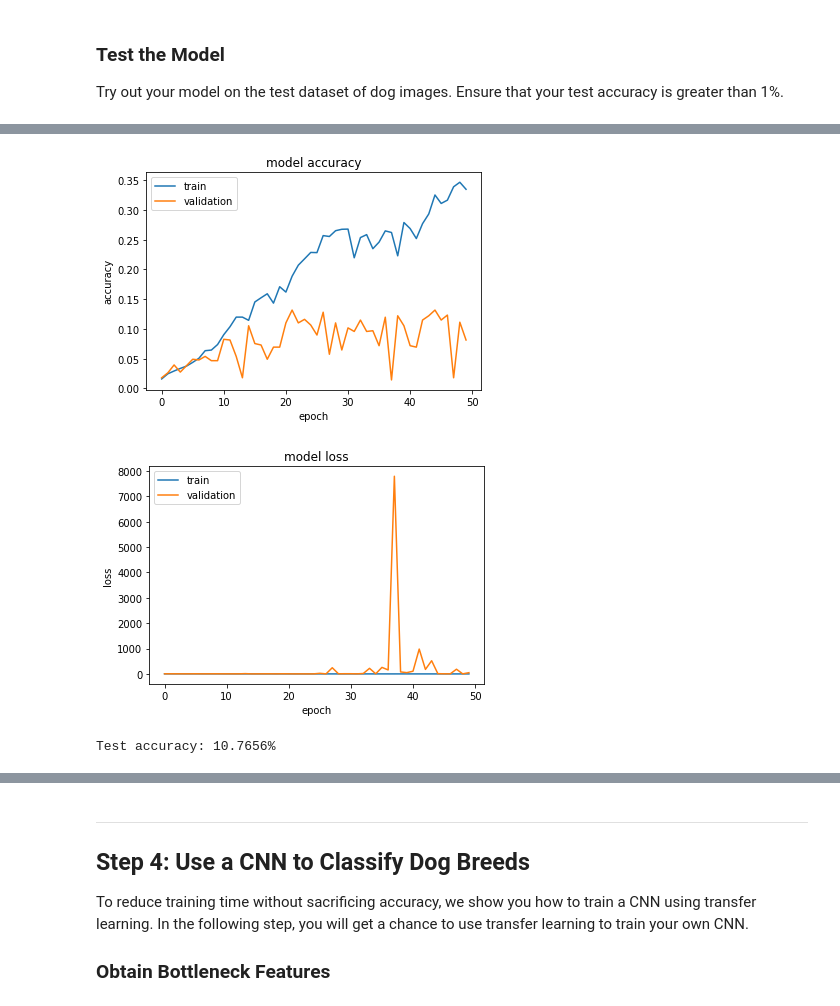
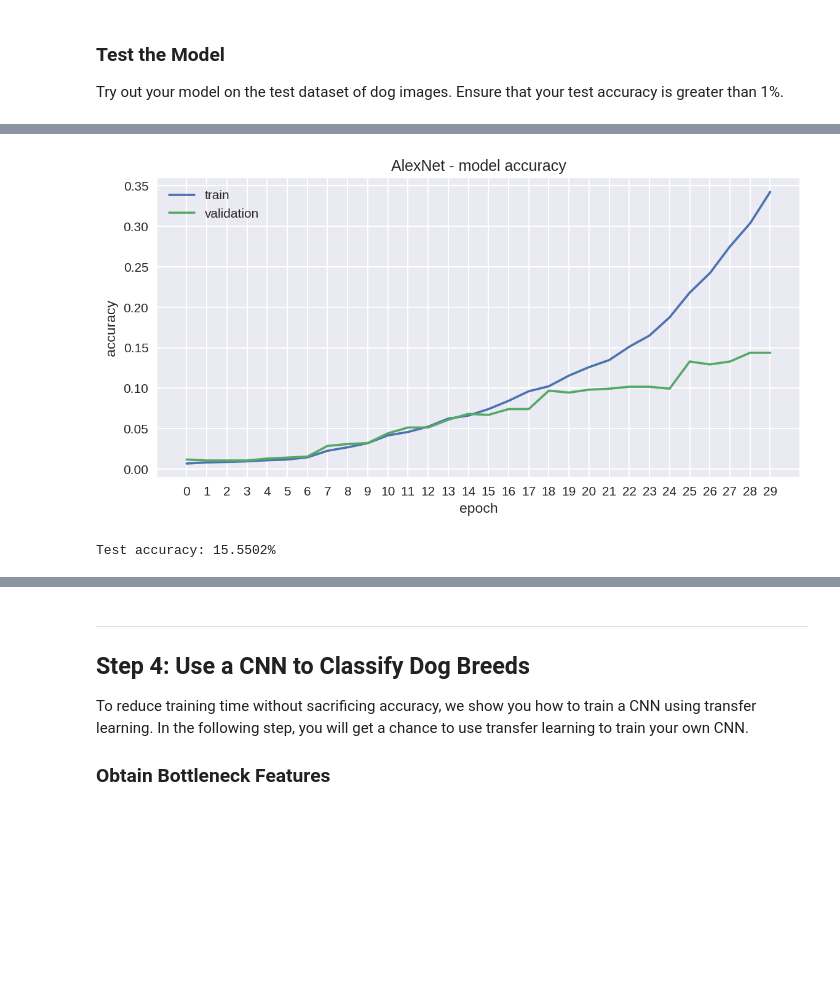
Before and after one commit to normannexo/dog-project, a Jupyter notebook: dog_app_tf.ipynb, the cells around one changed output, grey strips where cells are left out. Saved outputs shown, nothing was run; the diff lists cells and outputs as text; code cells hidden in the pictures; blank space fills up the shorter version.

```diff
--- a/dog_app_tf.ipynb
+++ b/dog_app_tf.ipynb
@@ -120,7 +119,9 @@ In the next code cell, we demonstrate how to use this detector to find human fac
 import cv2
 import matplotlib.pyplot as plt
 import random
+import matplotlib as mpl
 %matplotlib inline
+mpl.rcParams['figure.dpi']= 150
 
 # extract pre-trained face detector
 face_cascade = cv2.CascadeClassifier('haarcascades/haarcascade_frontalface_alt.xml')
@@ -575,17 +572,11 @@ Epoch 00050: val_loss did not improve from 3.01532
 # %%
+plt.style.use('seaborn')
+figure, ax = plt.subplots(1,1, figsize=(8,4))
 plt.plot(history.history['accuracy'])
 plt.plot(history.history['val_accuracy'])
-plt.title('model accuracy')
+plt.title('CNN from scratch - model accuracy')
 plt.ylabel('accuracy')
 plt.xlabel('epoch')
 plt.legend(['train', 'validation'], loc='upper left')
-plt.show()
-# summarize history for loss
-plt.plot(history.history['loss'])
-plt.plot(history.history['val_loss'])
-plt.title('model loss')
-plt.ylabel('loss')
-plt.xlabel('epoch')
-plt.legend(['train', 'validation'], loc='upper left')
-plt.show()
+_ = plt.xticks(range(0, epochs))
 # %% [output]
@@ -772,12 +706,12 @@ AlexNet_model.compile(loss=tensorflow.keras.losses.categorical_crossentropy, opt
 # %%
 # test AlexNet
 from tensorflow.keras.callbacks import ModelCheckpoint
-epochs = 50
+epochs = 30
 
 ### Do NOT modify the code below this line.
 
-checkpointer = ModelCheckpoint(filepath='saved_models/weights.best.from_scratch_alexnet.hdf5',
-                               verbose=1, save_best_only=True)
+checkpointer = ModelCheckpoint(filepath='saved_models/weights.best.from_scratch_alexnet2.hdf5',
+                               verbose=1, save_best_only=False)
 
 AlexNet_history = AlexNet_model.fit(train_tensors, train_targets,
           validation_data=(valid_tensors, valid_targets),
@@ -806,24 +737,16 @@ Epoch 7/50
 # %%
+plt.figure(figsize=(8,4))
 plt.plot(AlexNet_history.history['accuracy'])
 plt.plot(AlexNet_history.history['val_accuracy'])
-plt.title('model accuracy')
+plt.title('AlexNet - model accuracy')
 plt.ylabel('accuracy')
 plt.xlabel('epoch')
 plt.legend(['train', 'validation'], loc='upper left')
-plt.show()
-# summarize history for loss
-plt.plot(AlexNet_history.history['loss'])
-plt.plot(AlexNet_history.history['val_loss'])
-plt.title('model loss')
-plt.ylabel('loss')
-plt.xlabel('epoch')
-plt.legend(['train', 'validation'], loc='upper left')
-plt.show()
+_ = plt.xticks(range(0, epochs))
 # %% [output]
-[figure, old version]
+[figure, new version]
-[figure, removed]
 # %%
-AlexNet_model.load_weights('saved_models/weights.best.from_scratch_alexnet.hdf5')
+AlexNet_model.load_weights('saved_models/weights.best.from_scratch_alexnet2.hdf5')
 
 # get index of predicted dog breed for each image in test set
 dog_breed_predictions = [np.argmax(AlexNet_model.predict(np.expand_dims(tensor, axis=0))) for tensor in test_tensors]
@@ -832,7 +755,7 @@ dog_breed_predictions = [np.argmax(AlexNet_model.predict(np.expand_dims(tensor,
 test_accuracy = 100*np.sum(np.array(dog_breed_predictions)==np.argmax(test_targets, axis=1))/len(dog_breed_predictions)
 print('Test accuracy: %.4f%%' % test_accuracy)
 # %% [output]
-Test accuracy: 10.7656%
+Test accuracy: 15.5502%
 # %%
 #Train with data augmentation
 from tensorflow.keras.preprocessing.image import ImageDataGenerator
```
Also changed, not shown: parts of 19 cells of this notebook, 20 other files.
